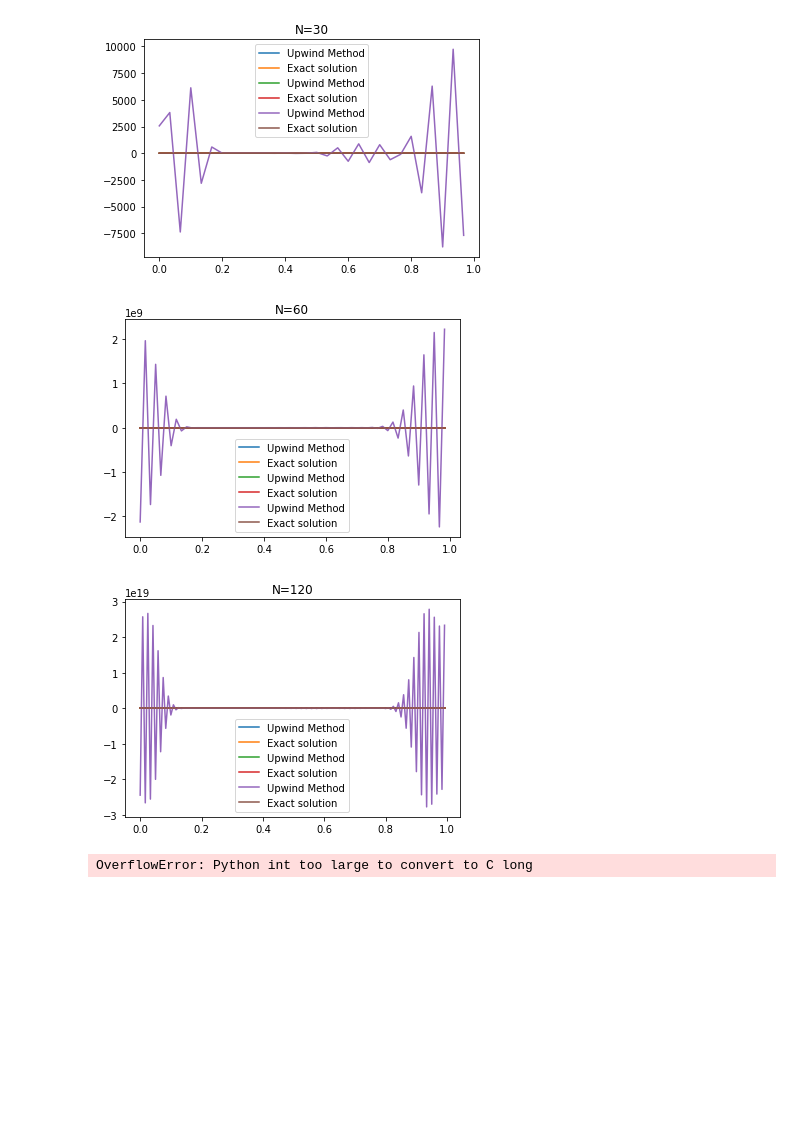
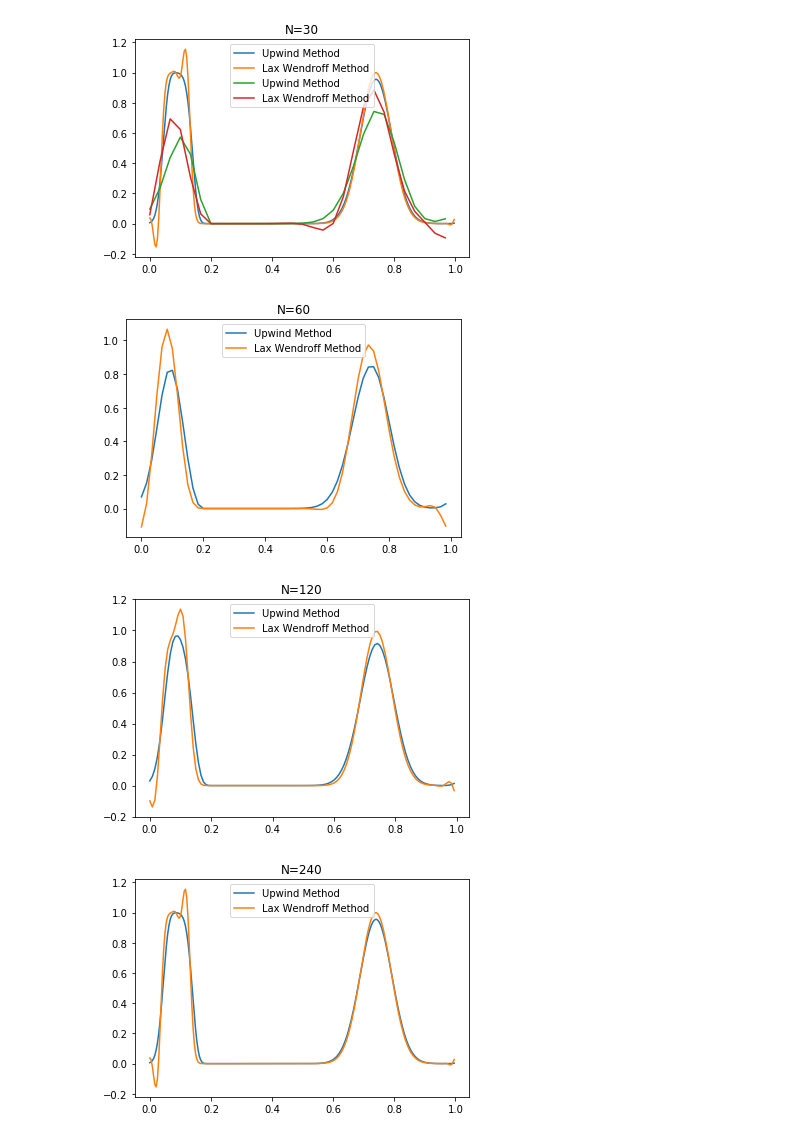
Before and after one commit to mattschaelling/acme_vol4, a Jupyter notebook: FiniteVolume/finite_volume.ipynb, the cells around one changed output. Cells and saved outputs as stored; diff of their text form; code cells hidden in the pictures; blank space fills up the shorter version.

```diff
--- a/FiniteVolume/finite_volume.ipynb
+++ b/FiniteVolume/finite_volume.ipynb
@@ -35,9 +35,9 @@ def upwind(u0, a, xmin, xmax, t_final, nt):
     # Find the exact solution and plot it.
     distance = a * t_final
     roll = int((distance - floor(distance)) * u0.size)
-    plt.plot(x, np.roll(u0, roll), label='Exact solution')
+    #plt.plot(x, np.roll(u0, roll), label='Exact solution')
     # Show the plot with the legend.
-    plt.legend(loc='best')
+    #plt.legend(loc='best')
     # plt.show()
 # %%
 def lax_wendroff(u0, a, xmin, xmax, t_final, nt):
@@ -70,13 +70,13 @@ def lax_wendroff(u0, a, xmin, xmax, t_final, nt):
     # Get the x values for the plots.
     x = np.linspace(xmin, xmax, u0.size+1)[:-1]
     # Plot the computed solution.
-    plt.plot(x, u, label='Upwind Method')
+    plt.plot(x, u, label='Lax Wendroff Method')
     # Find the exact solution and plot it.
     distance = a * t_final
     roll = int((distance - floor(distance)) * u0.size)
-    plt.plot(x, np.roll(u0, roll), label='Exact solution')
+    #plt.plot(x, np.roll(u0, roll), label='Exact solution')
     # Show the plot with the legend.
-    plt.legend(loc='best')
+    #plt.legend(loc='best')
     #plt.show()
 # %%
 def minmod_solve(u0, a, xmin, xmax, t_final, nt):
@@ -131,22 +131,23 @@ def minmod_solve(u0, a, xmin, xmax, t_final, nt):
 # %%
 # Define the initial conditions.
 # Leave off the last point since we're using periodic
 # boundary conditions.
 
 # Run the simulation.
 for nx in [30,60,120,240]:
     nt = nx * 3 // 2
     x = np.linspace(0., 1., nx+1)[:-1]
     u0 = np.exp(-(x - .3)**2 / .005)
     arr = (.6 < x)  &  (x < .7 )
     u0[arr] += 1.
     upwind(u0, 1.2, 0, 1, 1.2, nt)
     lax_wendroff(u0, 1.2, 0, 1, 1.2, nt)
-    minmod_solve(u0, 1.2, 0, 1, 1.2, nt)
+    #minmod_solve(u0, 1.2, 0, 1, 1.2, nt)
     plt.title("N={}".format(nx))
+    plt.legend(loc='best')
     plt.show()
 # %% [output]
-[figure, old version]
+[figure, new version]
-[figure, old version]
+[figure, new version]
-[figure, old version]
+[figure, new version]
-OverflowError: Python int too large to convert to C long
+[figure, added]
```
Also changed, not shown: parts of 1 cell of this notebook.
